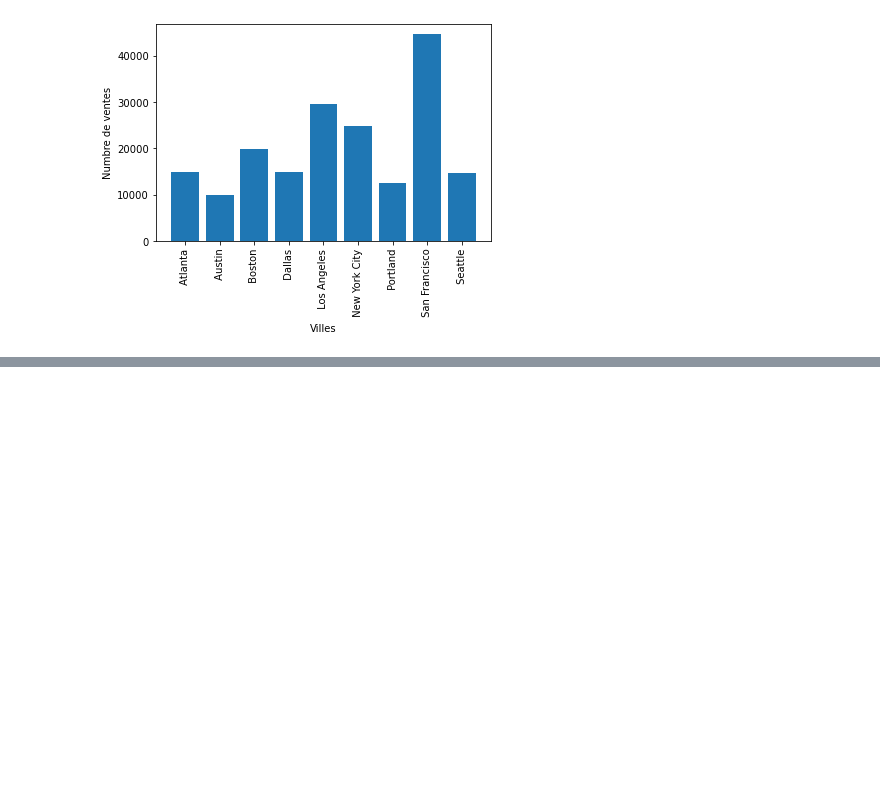
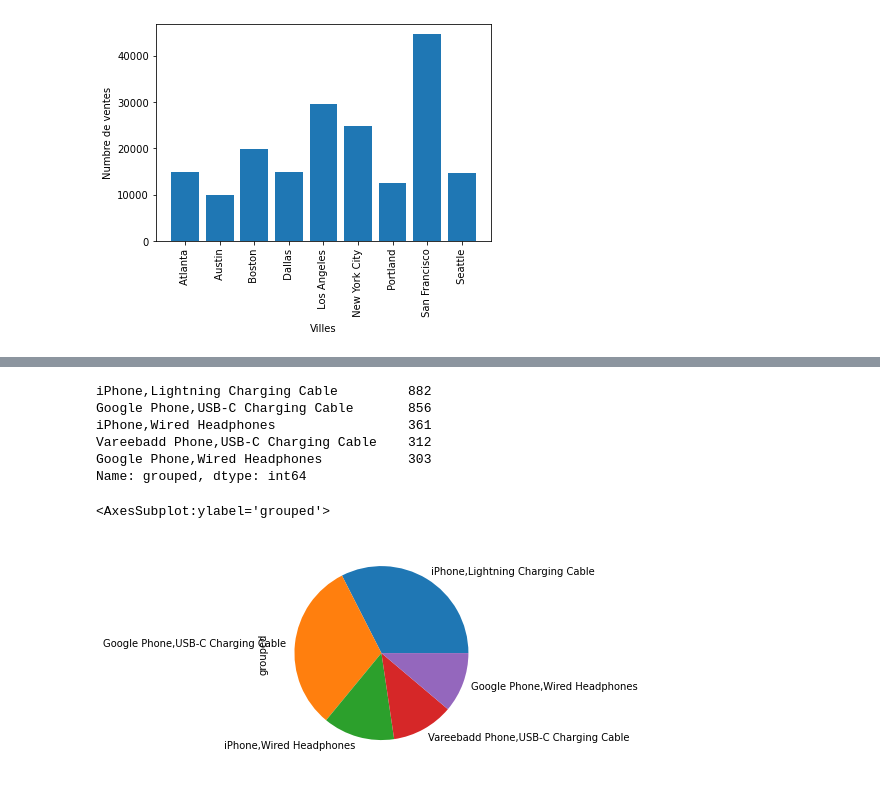
Before and after one commit to Drcadin/Sales_Analysis, a Jupyter notebook: Sales_Analysis.ipynb, the cells around one changed output, grey strips where cells are left out. Cells and saved outputs as stored; diff of their text form; code cells hidden in the pictures; blank space fills up the shorter version.

```diff
--- a/Sales_Analysis.ipynb
+++ b/Sales_Analysis.ipynb
@@ -296,0 +453,4 @@ plt.show()
+# %%
+ds=dataset[dataset['Order ID'].duplicated(keep=False)]
+# %%
+ds['grouped']=ds.groupby('Order ID')['Nom_Produit'].transform(lambda x: ','.join(x))
@@ -296,0 +495,16 @@ plt.show()
+# %%
+ds2=ds.drop_duplicates(subset=['Order ID'])
+# %%
+ds2['grouped'].value_counts()[0:5]
+# %% [output]
+iPhone,Lightning Charging Cable         882
+Google Phone,USB-C Charging Cable       856
+iPhone,Wired Headphones                 361
+Vareebadd Phone,USB-C Charging Cable    312
+Google Phone,Wired Headphones           303
+Name: grouped, dtype: int64
+# %%
+ds2['grouped'].value_counts()[0:5].plot.pie()
+# %% [output]
+<AxesSubplot:ylabel='grouped'>
+[figure, added]
```
Also changed, not shown: parts of 18 cells of this notebook.
